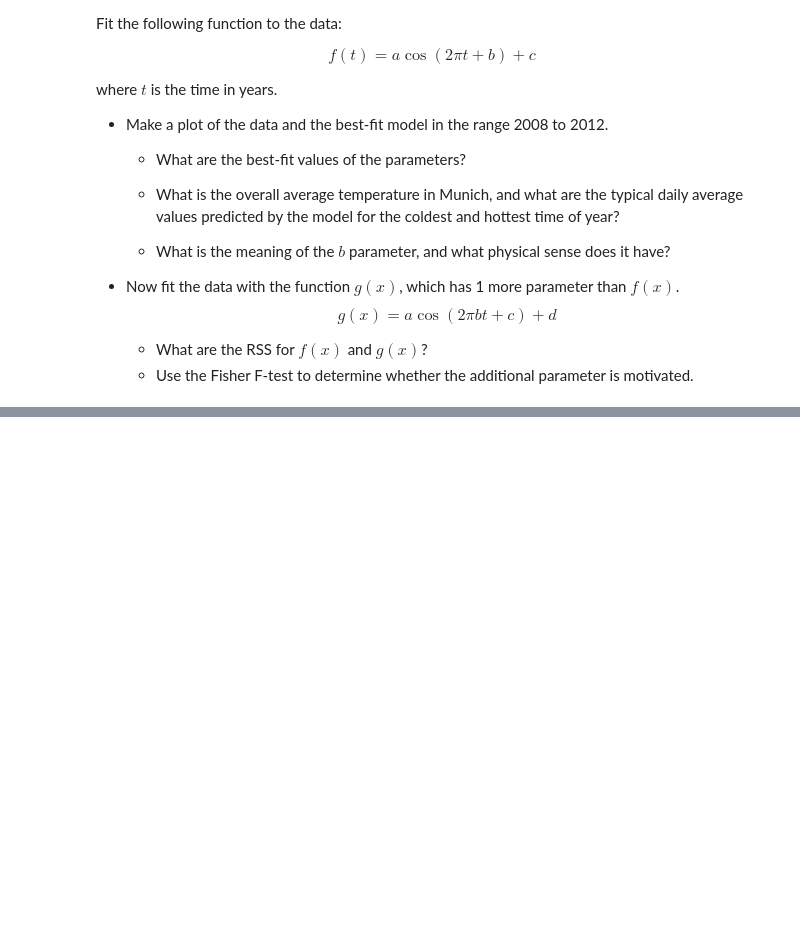
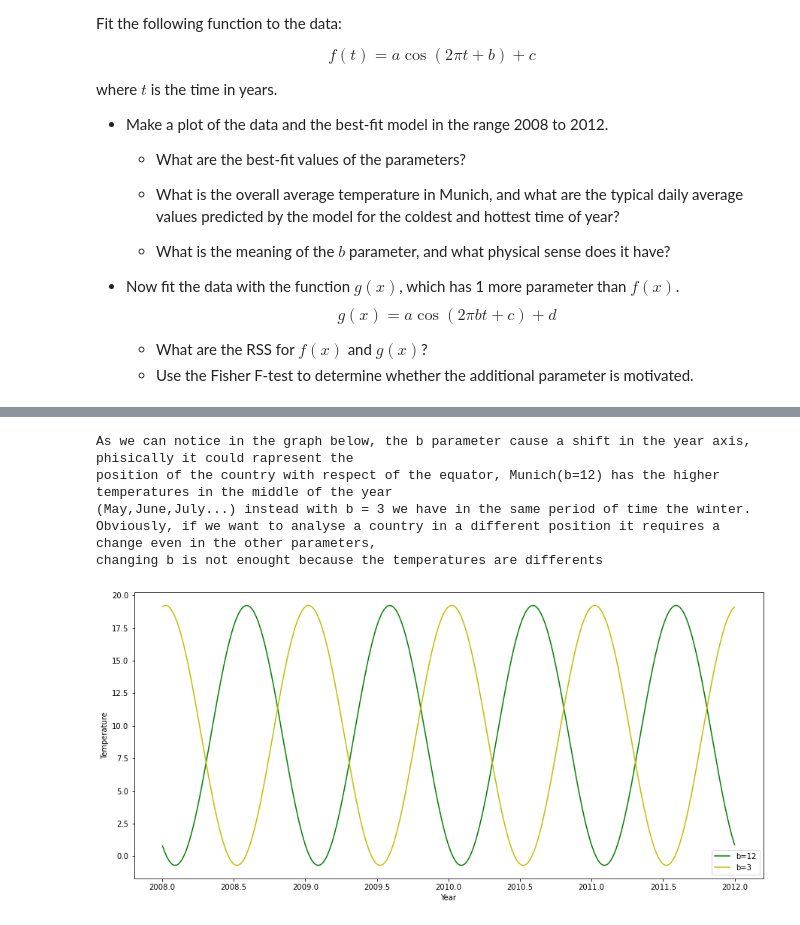
Before and after one commit to zucchett/HighLevelProgramming2021, a Jupyter notebook: 08ex_fitting.ipynb, the cells around one changed output, grey strips where cells are left out. Saved outputs shown, nothing was run; the diff lists cells and outputs as text; code cells hidden in the pictures; blank space fills up the shorter version.

```diff
--- a/08ex_fitting.ipynb
+++ b/08ex_fitting.ipynb
@@ -160,0 +346,22 @@ $$g(x) = a \cos(2\pi b t + c)+d$$
+# %%
+#Let's try to change the value of the b parameter
+
+fig1, ax1 = plt.subplots(figsize=(15, 7))
+ax1.set_ylabel("Temperature")
+ax1.set_xlabel("Year")
+ax1.plot(df_mun['Date'],f(df_mun['Date'],a,12,c), label = "b=12", c="g")
+ax1.plot(df_mun['Date'],f(df_mun['Date'],a,3,c), label = "b=3", c="y")
+ax1.legend()
+
+print("As we can notice in the graph below, the b parameter cause a shift in the year axis, phisically it could rapresent the")
+print("position of the country with respect of the equator, Munich(b=12) has the higher temperatures in the middle of the year")
+print("(May,June,July...) instead with b = 3 we have in the same period of time the winter.")
+print("Obviously, if we want to analyse a country in a different position it requires a change even in the other parameters, ")
+print("changing b is not enought because the temperatures are differents")
+# %% [output]
+As we can notice in the graph below, the b parameter cause a shift in the year axis, phisically it could rapresent the
+position of the country with respect of the equator, Munich(b=12) has the higher temperatures in the middle of the year
+(May,June,July...) instead with b = 3 we have in the same period of time the winter.
+Obviously, if we want to analyse a country in a different position it requires a change even in the other parameters,
+changing b is not enought because the temperatures are differents
+[figure, added]
```
Also changed, not shown: parts of 10 cells of this notebook.
